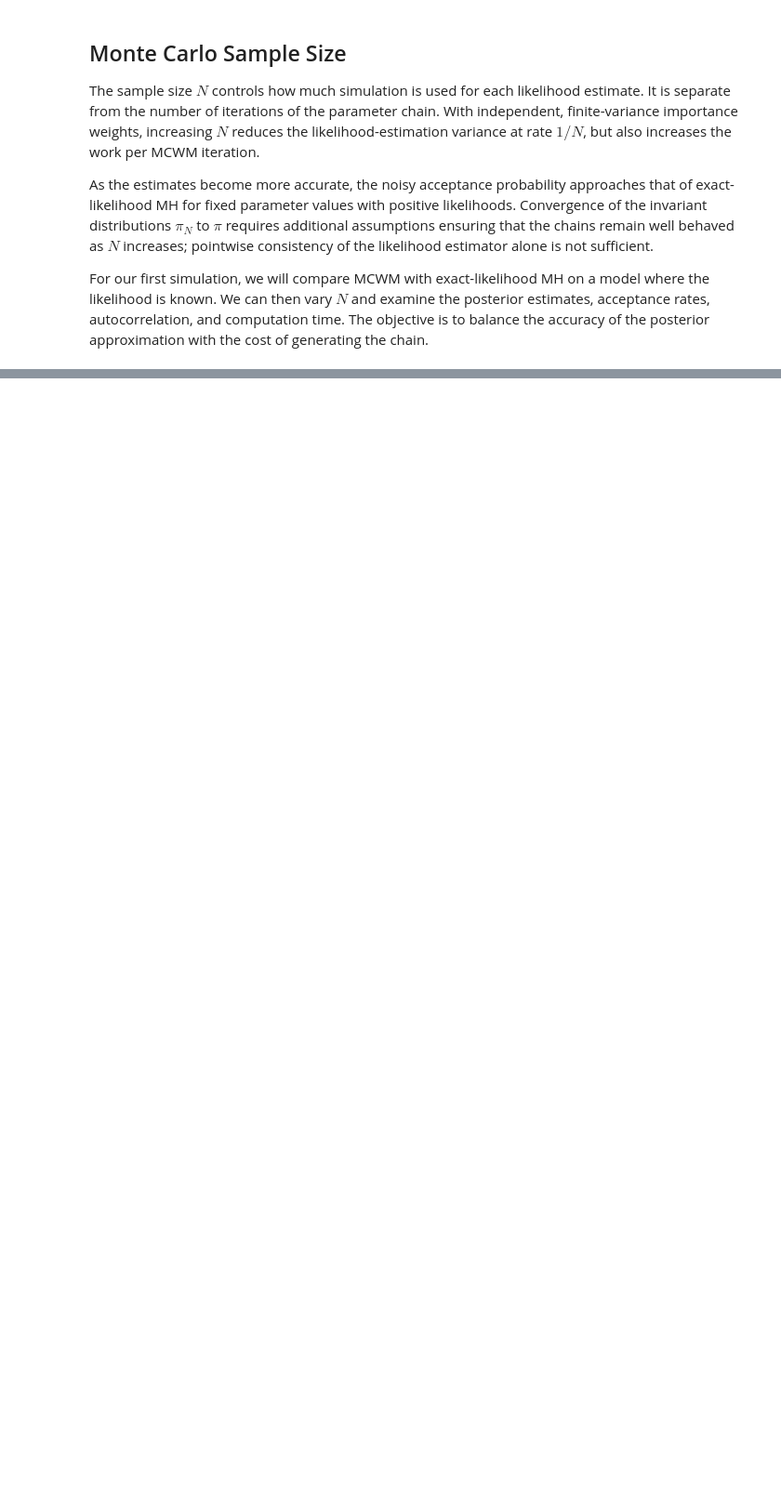
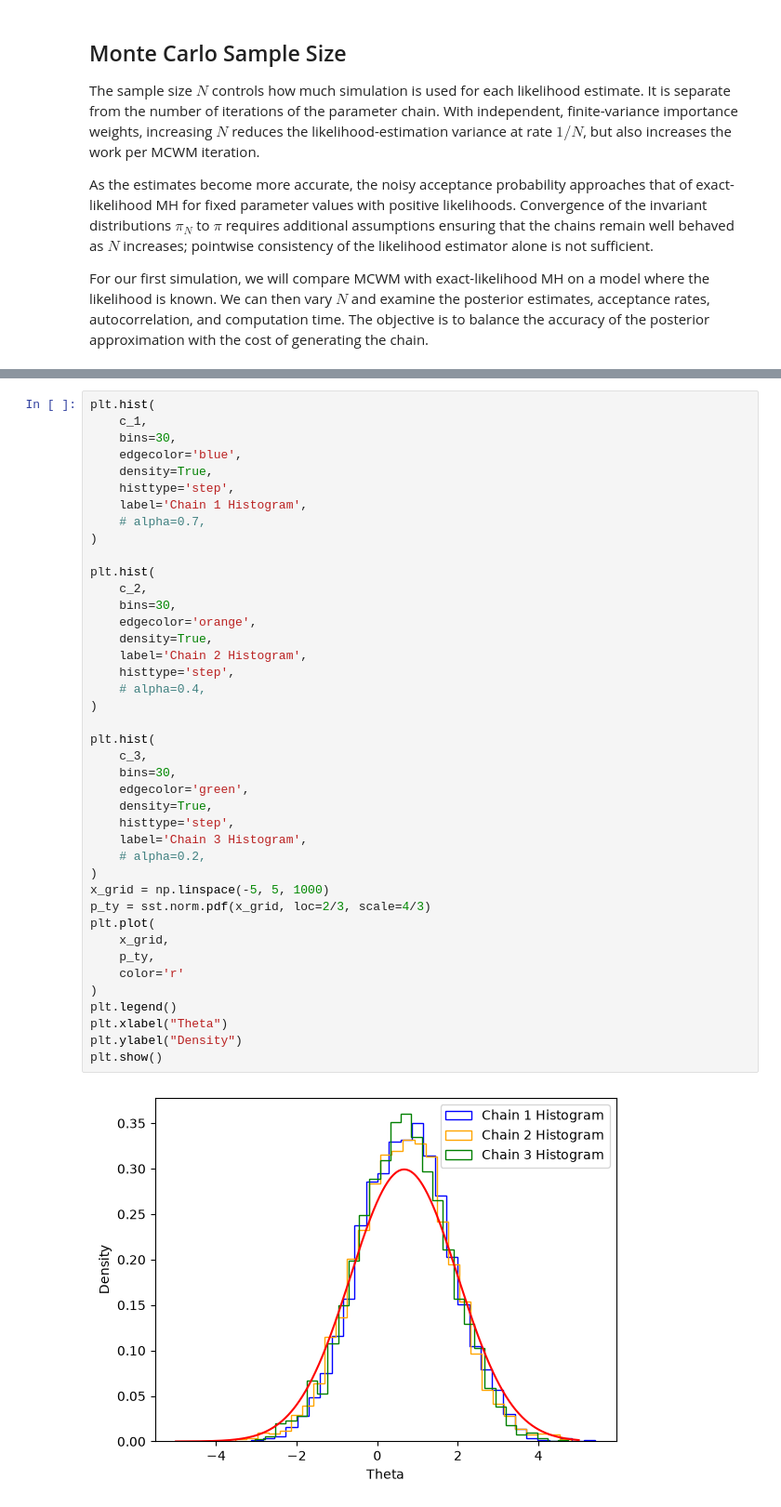
Before and after one commit to AndrewRambidis/STATS-PRAC, a Jupyter notebook: notebooks/Bayesian/mcmc_sampling/monte_carlo_within_metropolis.ipynb, the cells around one changed output, grey strips where cells are left out. Shown at 93% size. Saved outputs shown, nothing was run; the diff lists cells and outputs as text; blank space fills up the shorter version.

```diff
--- a/notebooks/Bayesian/mcmc_sampling/monte_carlo_within_metropolis.ipynb
+++ b/notebooks/Bayesian/mcmc_sampling/monte_carlo_within_metropolis.ipynb
@@ -164,0 +437,43 @@ For our first simulation, we will compare MCWM with exact-likelihood MH on a mod
+# %%
+plt.hist(
+    c_1,
+    bins=30,
+    edgecolor='blue',
+    density=True,
+    histtype='step',
+    label='Chain 1 Histogram',
+    # alpha=0.7,
+)
+
+plt.hist(
+    c_2,
+    bins=30,
+    edgecolor='orange',
+    density=True,
+    label='Chain 2 Histogram',
+    histtype='step',
+    # alpha=0.4,
+)
+
+plt.hist(
+    c_3,
+    bins=30,
+    edgecolor='green',
+    density=True,
+    histtype='step',
+    label='Chain 3 Histogram',
+    # alpha=0.2,
+)
+x_grid = np.linspace(-5, 5, 1000)
+p_ty = sst.norm.pdf(x_grid, loc=2/3, scale=4/3)
+plt.plot(
+    x_grid,
+    p_ty,
+    color='r'
+)
+plt.legend()
+plt.xlabel("Theta")
+plt.ylabel("Density")
+plt.show()
+# %% [output]
+[figure, added]
```
Also changed, not shown: parts of 29 cells of this notebook, 1 other file.
